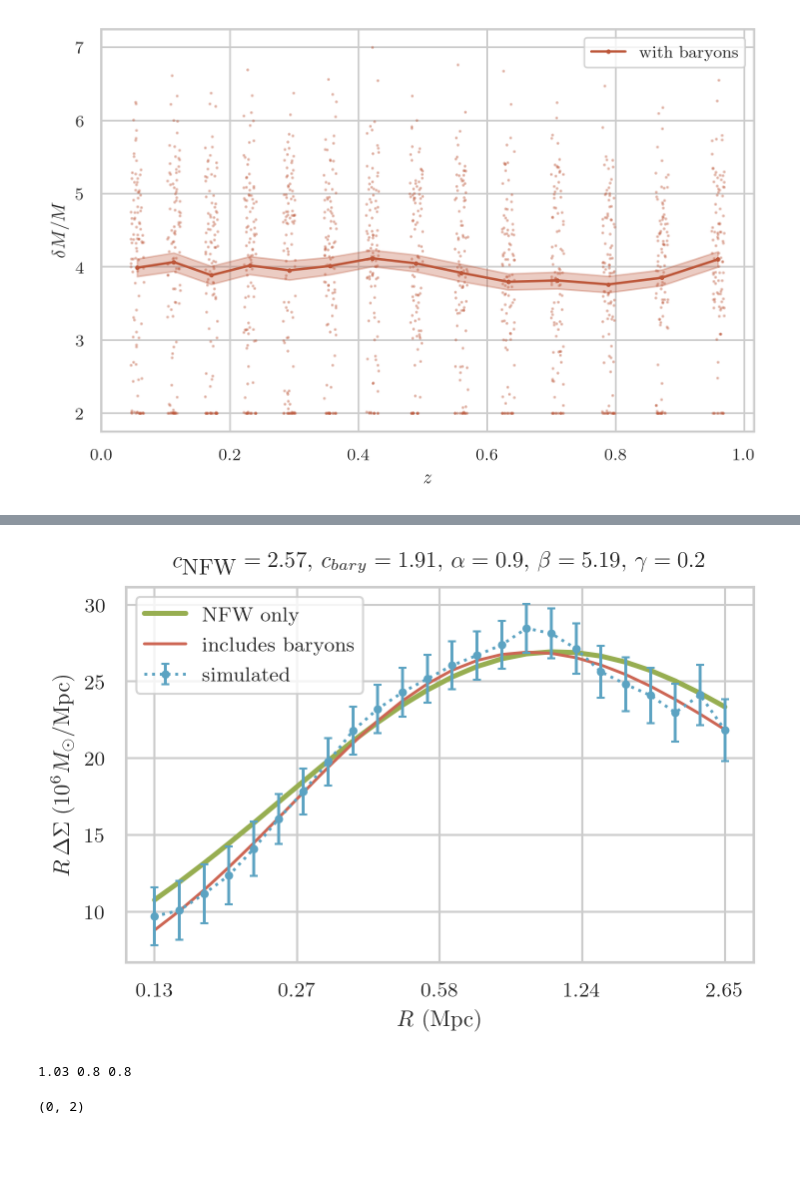
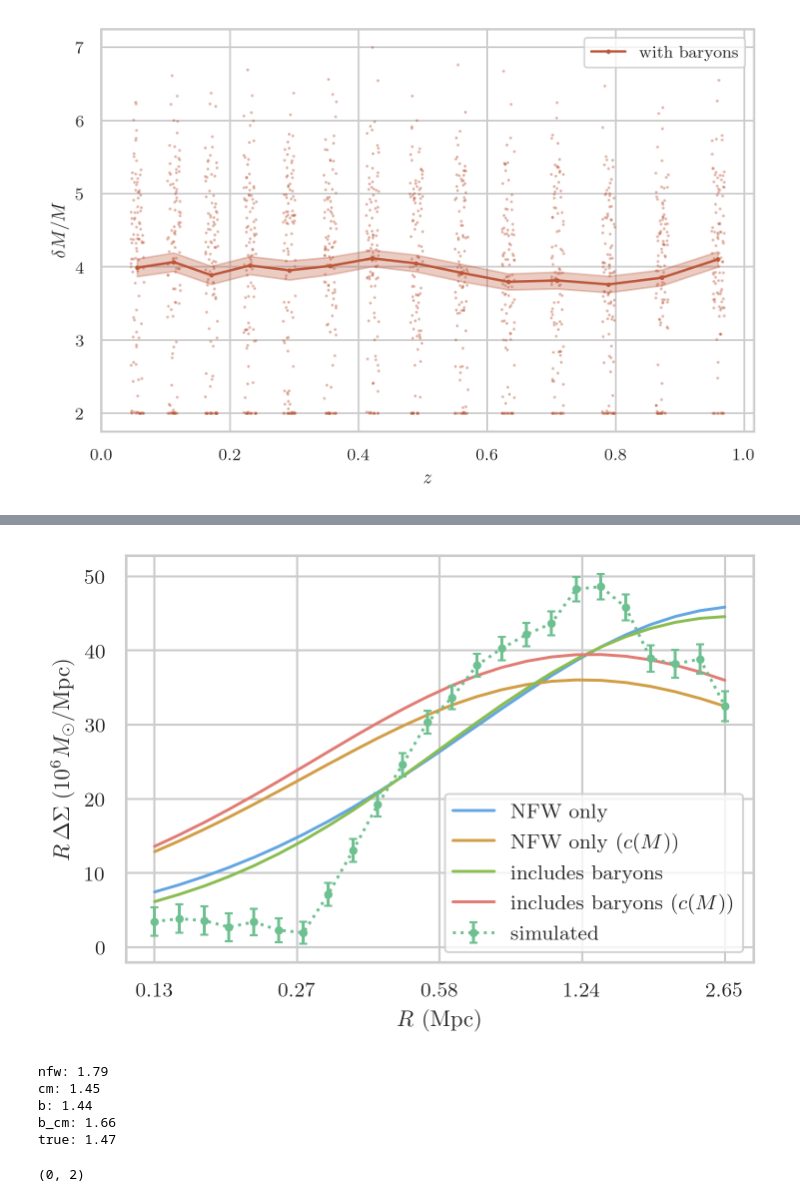
Before and after one commit to dylancromer/maszcal, a Jupyter notebook: docs/NBatta2010_single-mass-bin-fits.ipynb, the cells around one changed output, grey strips where cells are left out. Saved outputs shown, nothing was run; the diff lists cells and outputs as text; code cells hidden in the pictures; blank space fills up the shorter version.

```diff
--- a/docs/NBatta2010_single-mass-bin-fits.ipynb
+++ b/docs/NBatta2010_single-mass-bin-fits.ipynb
@@ -280,6 +351,27 @@ bary_params = np.concatenate((p[:2], np.array([0.9]), p[2:], np.array([0.2])))[N
 bary_fit = baryon_model.esd(rs, bary_params).flatten()
 
 true_wl = nbatta_sims.wl_signals[:, z_index, cluster_index]
+# %%
+import maszcal.concentration
+
+con_model = maszcal.concentration.ConModel('500c', cosmology=nbatta_sims.cosmology)
+# %%
+cm_params = cm_best_fits[:, cluster_index, z_index]
+mass = np.exp(cm_best_fits[0, cluster_index, z_index])
+con = con_model.c(mass, np.array([zs[z_index]]), '500c').flatten()
+cm_params = np.stack((cm_params, con), axis=1)
+cm_fit = nfw_model.esd(rs, cm_params).flatten()
+
+bary_cm_params = bary_cm_best_fits[:, cluster_index, z_index]
+mass = np.exp(bary_cm_best_fits[0, cluster_index, z_index])
+con = con_model.c(mass, np.array([zs[z_index]]), '500c').flatten()
+alpha = np.array([0.9])
+gamma = np.array([0.2])
+bary_cm_params = np.stack(
+    (bary_cm_params[:1], con, alpha, bary_cm_params[1:], gamma),
+    axis=1,
+)
+bary_cm_fit = nfw_model.esd(rs, bary_cm_params).flatten()
 # %%
 from scipy.interpolate import interp1d
 
@@ -308,49 +400,47 @@ ACT_COVARIANCE = _get_cov_from_act(nbatta_sims.radii) / 100
 act_r_esd_cov = np.diagflat(nbatta_sims.radii).T @ ACT_COVARIANCE @ np.diagflat(nbatta_sims.radii)
 resd_errs = np.sqrt(np.diag(act_r_esd_cov))
 # %%
-colors = ["#5ca3c2", "#97ae51", "#cd6654"]
-
-plt.plot(rs, rs*nfw_fit, label='NFW only', color=colors[1], linewidth=2.4)
-plt.plot(rs, rs*bary_fit, label='includes baryons', color=colors[2])
+plt.plot(rs, rs*nfw_fit, label='NFW only', color=m_colors[1])
+plt.plot(rs, rs*cm_fit, label=r'NFW only ($c(M)$)', color=m_colors[0])
+plt.plot(rs, rs*bary_fit, label='includes baryons', color=m_colors[2])
+plt.plot(rs, rs*bary_cm_fit, label=r'includes baryons ($c(M)$)', color=m_colors[3])
 
 plt.errorbar(rs, rs*true_wl, yerr=resd_errs, capsize=2, zorder=3,
-             marker='o', label='simulated', linestyle=':', markersize=3, color=colors[0])
+             marker='o', label='simulated', linestyle=':', markersize=3, color=m_colors[4])
 
 plt.legend(loc='best')
 
 plt.xlabel(r'$R$ (Mpc)')
 plt.ylabel(r'$R \, \Delta \Sigma\; (10^6 M_\odot/$Mpc)')
 
 plt.xscale('log')
 
 plt.xscale('log')
 plt.xticks(np.logspace(np.log10(rs[0]), np.log10(rs[-1]), 5))
 plt.gca().xaxis.set_major_formatter(matplotlib.ticker.StrMethodFormatter('{x:,.2f}')) # 2 decimal places
 
-c_n = round(nfw_params[0, 1], 2)
-c_b = round(bary_params[0, 1], 2)
-a = round(bary_params[0, 2], 2)
-b = round(bary_params[0, 3], 2)
 m_nfw = str(round(np.exp(nfw_params[0, 0])/1e14, 2))
+m_cm = str(round(np.exp(cm_params[0, 0])/1e14, 2))
 m_b = str(round(np.exp(bary_params[0, 0])/1e14, 2))
+m_b_cm = str(round(np.exp(bary_cm_params[0, 0])/1e14, 2))
 m_true = str(round(true_masses[cluster_index, z_index]/1e14, 2))
-
-plt.title(
-    fr'$c_{{\textrm{{NFW}}}}={c_n}, \, c_{{bary}}={c_b}, \, \alpha={a}, \, \beta={b}, \, \gamma=0.2$',
-)
 
 fig = plt.gcf()
 fig.set_size_inches(5, 3.5)
 pass
 
 
-plt.savefig('../figs/sims/NBatta2010/single-mass-bin_best-fit-example.pdf', bbox_inches='tight')
+#plt.savefig('../figs/sims/NBatta2010/single-mass-bin_best-fit-example.pdf', bbox_inches='tight')
 # %% [output]
-[figure, old version]
+[figure, new version]
 # %%
-print(m_nfw, m_b, m_true)
+print('nfw: ' + m_nfw, 'cm: ' + m_cm, 'b: ' + m_b, 'b_cm: ' + m_b_cm, 'true: ' + m_true, sep='\n')
 # %% [output]
-1.03 0.8 0.8
+nfw: 1.79
+cm: 1.45
+b: 1.44
+b_cm: 1.66
+true: 1.47
 # %%
 # %% [output]
 (0, 2)
```
Also changed, not shown: parts of 12 cells of this notebook.
